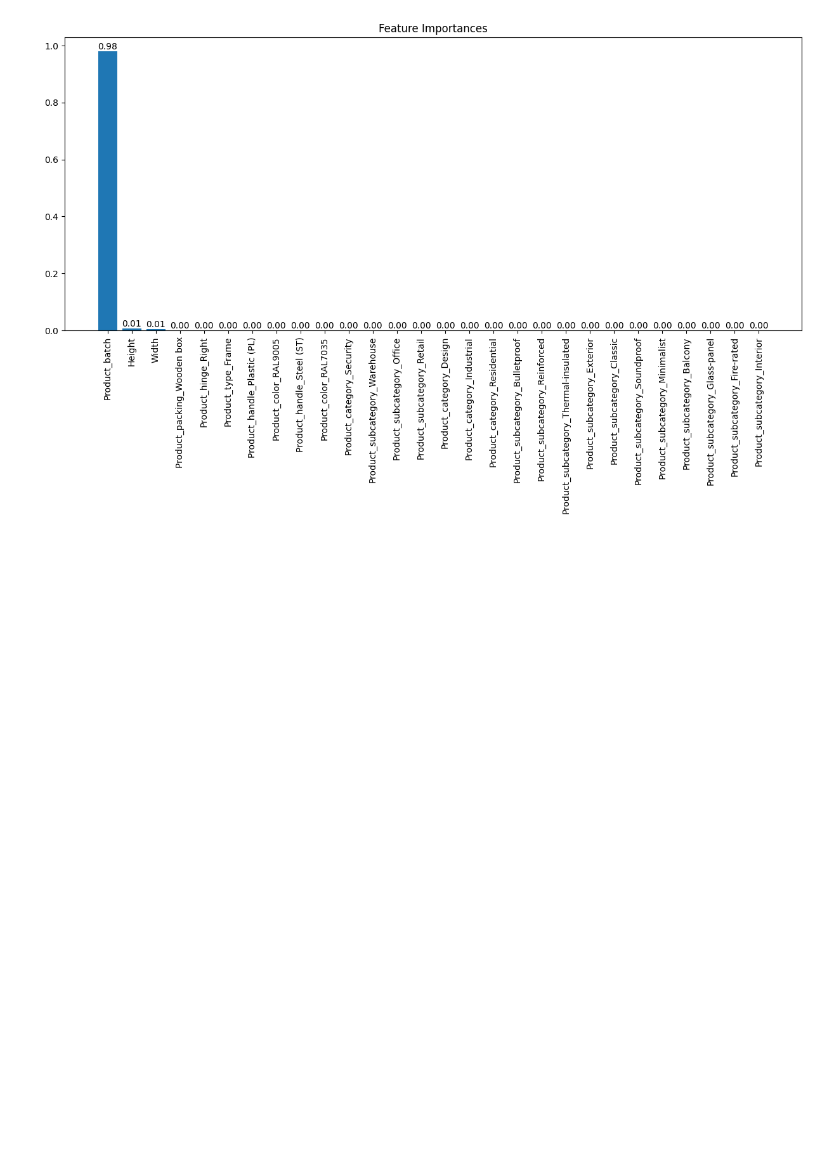
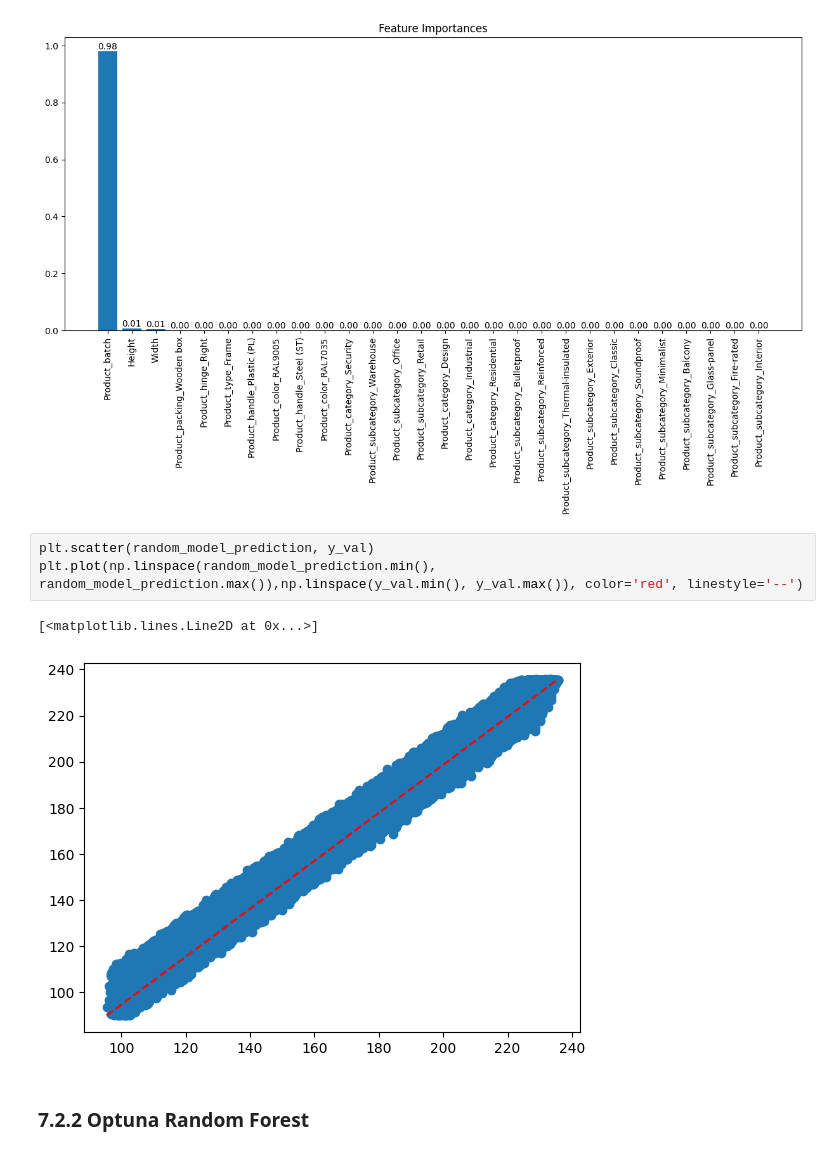
Before and after one commit to OndrejZapletal99/Python_DS_ML, a Jupyter notebook: CalculatorApp/Model/model.ipynb, the cells around one changed output. Cells and saved outputs as stored; diff of their text form; blank space fills up the shorter version.

```diff
--- a/CalculatorApp/Model/model.ipynb
+++ b/CalculatorApp/Model/model.ipynb
@@ -449,3 +449,11 @@ plt.bar_label(plt.gca().containers[0], fmt='%.2f')
 plt.show()
 # %% [output]
 [figure]
+# %%
+plt.scatter(random_model_prediction, y_val)
+plt.plot(np.linspace(random_model_prediction.min(), random_model_prediction.max()),np.linspace(y_val.min(), y_val.max()), color='red', linestyle='--')
+# %% [output]
+[<matplotlib.lines.Line2D at 0x...>]
+[figure, added]
+# %% [markdown]
+### 7.2.2 Optuna Random Forest
```
Also changed, not shown: parts of 5 cells of this notebook.
